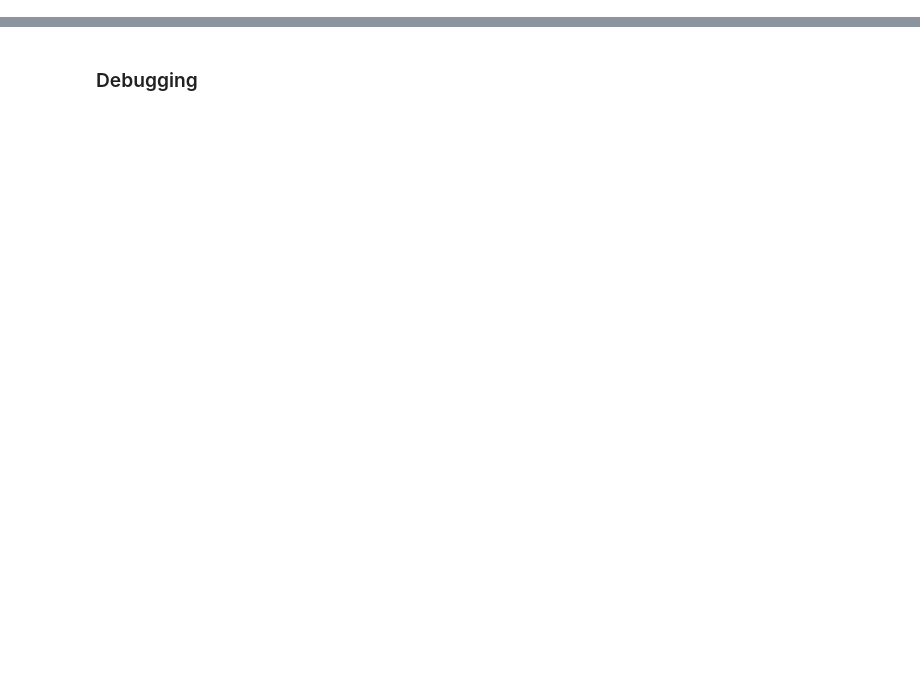
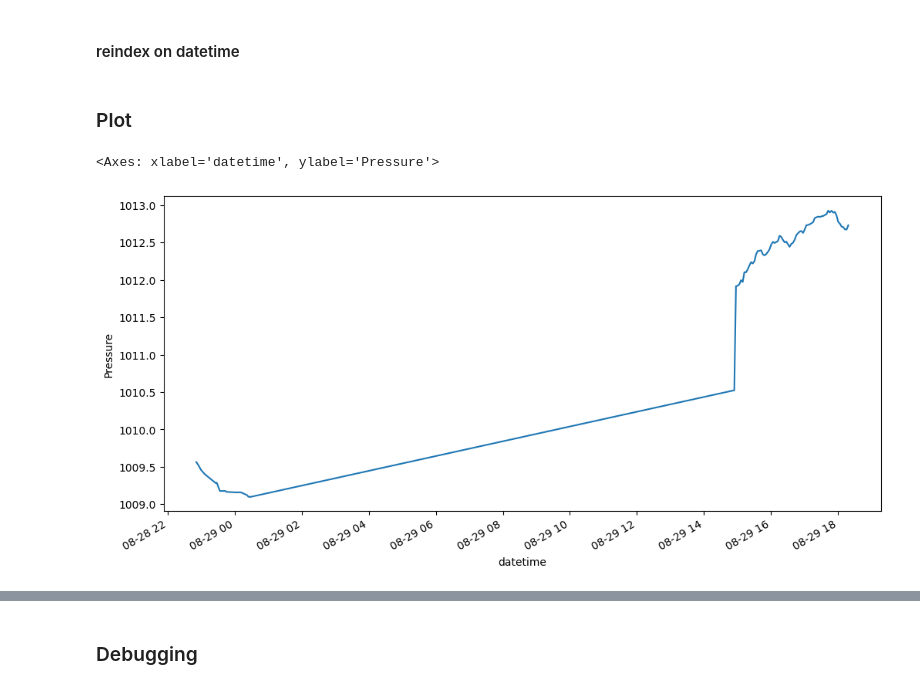
Before and after one commit to mauroc/sqrpi, a Jupyter notebook: dashboard.ipynb, the cells around one changed output, grey strips where cells are left out. Cells and saved outputs as stored; diff of their text form; code cells hidden in the pictures; blank space fills up the shorter version.

```diff
--- a/dashboard.ipynb
+++ b/dashboard.ipynb
@@ -41,0 +44,14 @@ logs
+# %% [markdown]
+#### reindex on datetime ####
+# %%
+logs["datetime"] = pd.to_datetime(logs["timestamp"], unit="s")
+logs.drop(logs[['timestamp','date', 'time']], axis=1, inplace=True)
+logs.set_index('datetime', inplace=True)
+# %% [markdown]
+### Plot ###
+# %%
+pl.ylabel('Pressure')
+logs['pressure'].plot(figsize=[12,6])
+# %% [output]
+<Axes: xlabel='datetime', ylabel='Pressure'>
+[figure, added]
```
Also changed, not shown: parts of 10 cells of this notebook, 2 other files.
